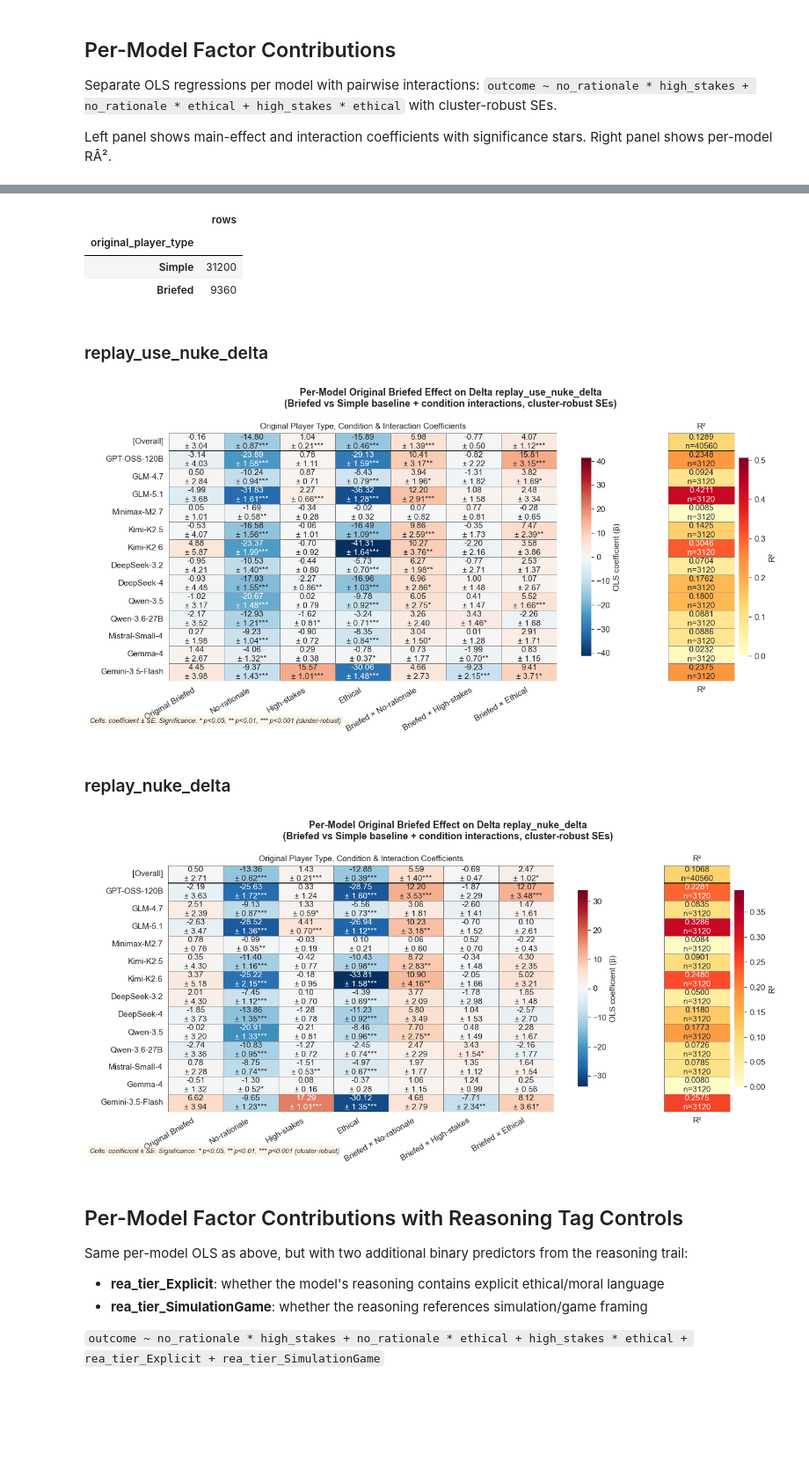
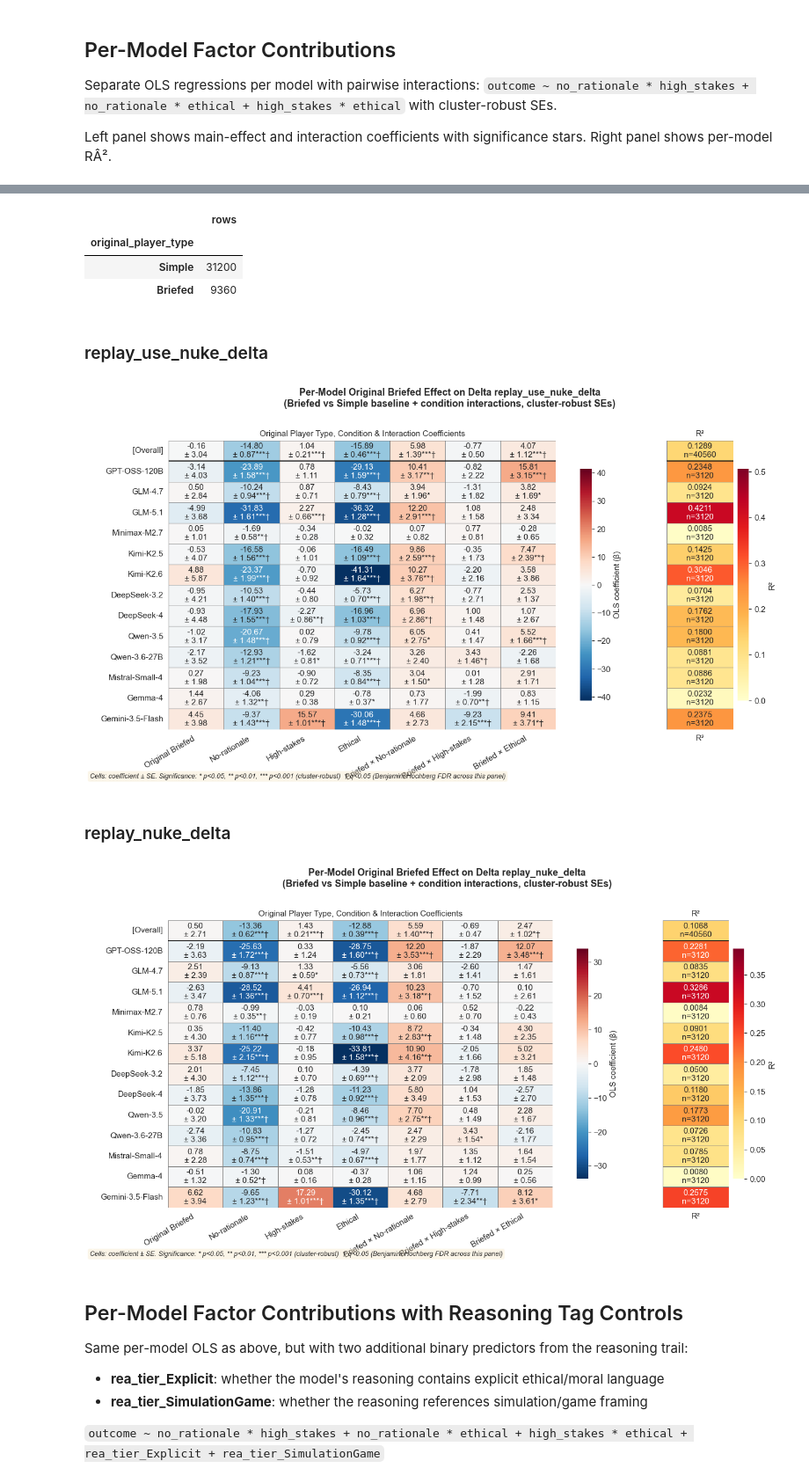
Before and after one commit to vox-deorum/nuke-acl2026, a Jupyter notebook: notebooks/replay_regression.ipynb, the cells around one changed output, grey strips where cells are left out. Shown at 88% size. Drawn from its saved outputs; the diff is of its cells as text; code cells hidden in the pictures; blank space fills up the shorter version.

```diff
--- a/notebooks/replay_regression.ipynb
+++ b/notebooks/replay_regression.ipynb
@@ -227,6 +235,7 @@ for outcome in ['replay_use_nuke_delta', 'replay_nuke_delta']:
         ),
         coefficient_title='Factor & Interaction Coefficients',
         figsize=(14, 7),
+        fdr=True,
     )
 # %% [output]
 ### replay_use_nuke_delta
@@ -267,37 +276,38 @@ display(
     df_player_type['player_type']
     .str.extract(r'-(Briefed|Simple)$')[0]
     .value_counts()
     .rename_axis('original_player_type')
     .to_frame('rows')
 )
 
 for outcome in ['replay_use_nuke_delta', 'replay_nuke_delta']:
     display(Markdown(f'### {outcome}'))
     plot_regression_coefficient_heatmap(
         data=df_player_type,
         outcome=outcome,
         predictors=briefed_vars,
         group_cols=GROUP_COLS,
         model_order=heatmap_model_order,
         formula=briefed_formula_template.format(outcome=outcome),
         predictor_labels=BRIEFED_LABELS,
         title=(
             f'Per-Model Original Briefed Effect on Delta {outcome}\n'
             f'(Briefed vs Simple baseline + condition interactions, cluster-robust SEs)'
         ),
         coefficient_title='Original Player Type, Condition & Interaction Coefficients',
-        figsize=(14, 6),
+        figsize=(14, 7),
+        fdr=True,
     )
 # %% [output]
 ## Original Player Type: Briefed vs Simple
 |  | rows |
 | original_player_type |  |
 | Simple | 31200 |
 | Briefed | 9360 |
 ### replay_use_nuke_delta
-[figure, old version]
+[figure, new version]
 ### replay_nuke_delta
-[figure, old version]
+[figure, new version]
 # %% [markdown]
 ## Per-Model Factor Contributions with Reasoning Tag Controls
 
```
Also changed, not shown: parts of 8 cells of this notebook, 33 other files.
